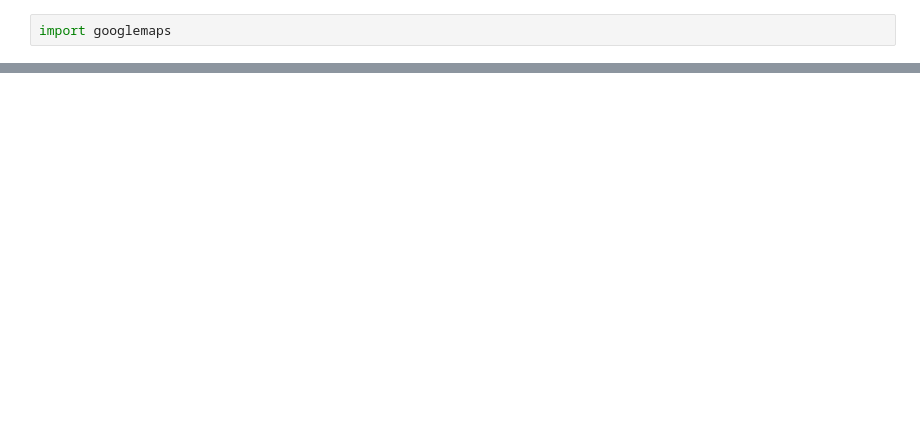
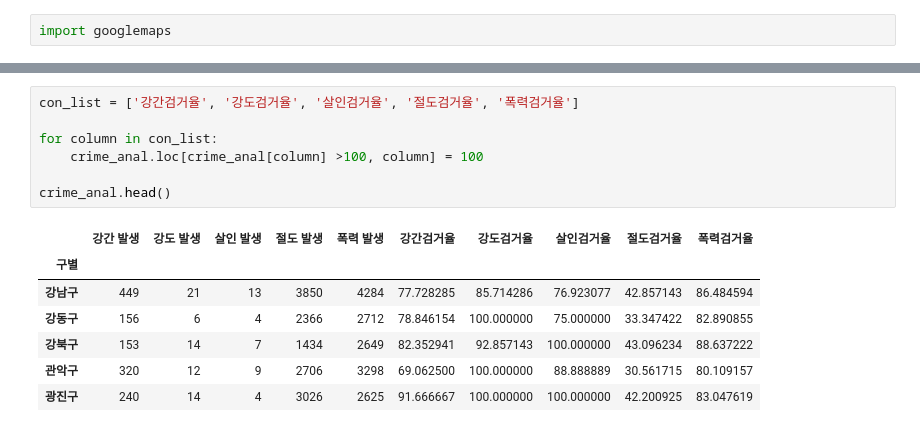
Before and after one commit to hyongsok/gr, a Jupyter notebook: Ch2..ipynb, the cells around one changed output, grey strips where cells are left out. Cells and saved outputs as stored; diff of their text form; blank space fills up the shorter version.

```diff
--- a/Ch2..ipynb
+++ b/Ch2..ipynb
@@ -21,0 +153,15 @@ gmaps.geocode('ㅅ')
+# %%
+con_list = ['강간검거율', '강도검거율', '살인검거율', '절도검거율', '폭력검거율']
+
+for column in con_list:
+    crime_anal.loc[crime_anal[column] >100, column] = 100
+
+crime_anal.head()
+# %% [output]
+|  | 강간 발생 | 강도 발생 | 살인 발생 | 절도 발생 | 폭력 발생 | 강간검거율 | 강도검거율 | 살인검거율 | 절도검거율 | 폭력검거율 |
+| 구별 |  |  |  |  |  |  |  |  |  |  |
+| 강남구 | 449 | 21 | 13 | 3850 | 4284 | 77.728285 | 85.714286 | 76.923077 | 42.857143 | 86.484594 |
+| 강동구 | 156 | 6 | 4 | 2366 | 2712 | 78.846154 | 100.000000 | 75.000000 | 33.347422 | 82.890855 |
+| 강북구 | 153 | 14 | 7 | 1434 | 2649 | 82.352941 | 92.857143 | 100.000000 | 43.096234 | 88.637222 |
+| 관악구 | 320 | 12 | 9 | 2706 | 3298 | 69.062500 | 100.000000 | 88.888889 | 30.561715 | 80.109157 |
+| 광진구 | 240 | 14 | 4 | 3026 | 2625 | 91.666667 | 100.000000 | 100.000000 | 42.200925 | 83.047619 |
```
Also changed, not shown: parts of 15 cells of this notebook.
